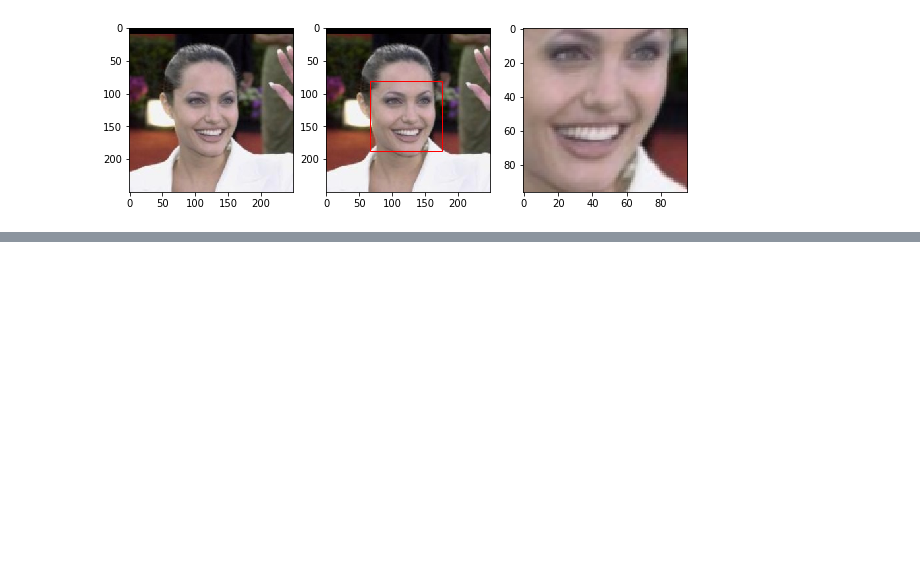
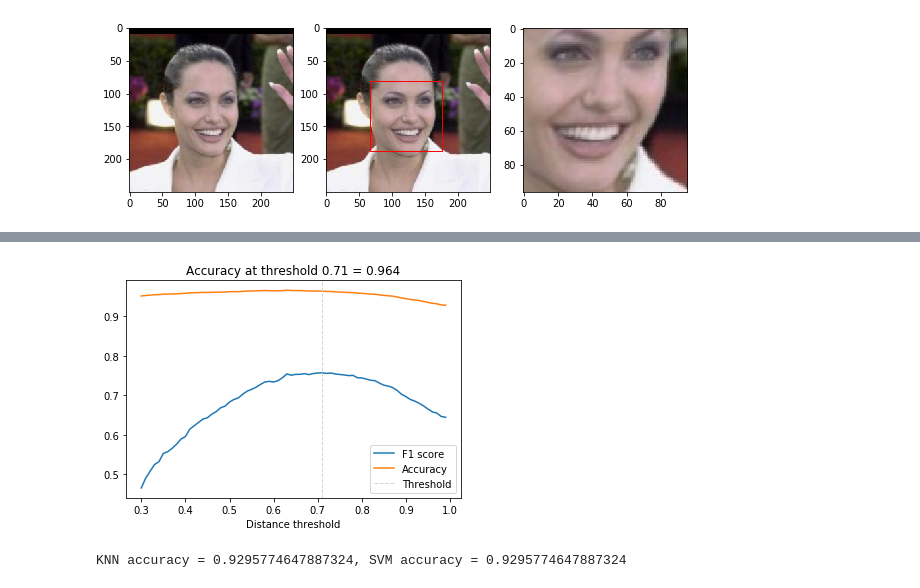
Before and after one commit to quickcatcher/Facial-Recognition-Engine, a Jupyter notebook: facenet_model.ipynb, the cells around one changed output, grey strips where cells are left out. Drawn from its saved outputs; the diff is of its cells as text; code cells hidden in the pictures; blank space fills up the shorter version.

Commit message:
Predictions

```diff
--- a/facenet_model.ipynb
+++ b/facenet_model.ipynb
@@ -234,0 +235,74 @@ NameError: name 'embedded' is not defined
+# %%
+from sklearn.metrics import f1_score, accuracy_score
+
+distances = [] # squared L2 distance between pairs
+identical = [] # 1 if same identity, 0 otherwise
+
+num = len(metadata)
+
+for i in range(num - 1):
+    for j in range(1, num):
+        distances.append(distance(embedded[i], embedded[j]))
+        identical.append(1 if metadata[i].name == metadata[j].name else 0)
+
+distances = np.array(distances)
+identical = np.array(identical)
+
+thresholds = np.arange(0.3, 1.0, 0.01)
+
+f1_scores = [f1_score(identical, distances < t) for t in thresholds]
+acc_scores = [accuracy_score(identical, distances < t) for t in thresholds]
+
+opt_idx = np.argmax(f1_scores)
+# Threshold at maximal F1 score
+opt_tau = thresholds[opt_idx]
+# Accuracy at maximal F1 score
+opt_acc = accuracy_score(identical, distances < opt_tau)
+
+# Plot F1 score and accuracy as function of distance threshold
+plt.plot(thresholds, f1_scores, label='F1 score');
+plt.plot(thresholds, acc_scores, label='Accuracy');
+plt.axvline(x=opt_tau, linestyle='--', lw=1, c='lightgrey', label='Threshold')
+plt.title(f'Accuracy at threshold {opt_tau:.2f} = {opt_acc:.3f}');
+plt.xlabel('Distance threshold')
+plt.legend();
+# %% [output]
+[figure, added]
+# %%
+from sklearn.preprocessing import LabelEncoder
+from sklearn.neighbors import KNeighborsClassifier
+from sklearn.svm import LinearSVC
+
+targets = np.array([m.name for m in metadata])
+
+encoder = LabelEncoder()
+encoder.fit(targets)
+
+# Numerical encoding of identities
+y = encoder.transform(targets)
+
+test_idx = np.arange(metadata.shape[0]) % 2 != 0
+train_idx = np.arange(metadata.shape[0]) % 2 == 0
+
+# 50 train examples of 10 identities (5 examples each)
+X_train = embedded[train_idx]
+# 50 test examples of 10 identities (5 examples each)
+X_test = embedded[test_idx]
+
+y_train = y[train_idx]
+y_test = y[test_idx]
+
+knn = KNeighborsClassifier(n_neighbors=1, metric='euclidean')
+svc = LinearSVC()
+
+knn.fit(X_train, y_train)
+svc.fit(X_train, y_train)
+
+y_pred_knn = knn.predict(X_test)
+acc_knn = accuracy_score(y_test, y_pred_knn)
+y_pred_svc = knn.predict(X_test)
+acc_svc = accuracy_score(y_test, y_pred_svc)
+
+print(f'KNN accuracy = {acc_knn}, SVM accuracy = {acc_svc}')
+# %% [output]
+KNN accuracy = 0.9295774647887324, SVM accuracy = 0.9295774647887324
```
Also changed, not shown: parts of 5 cells of this notebook.
